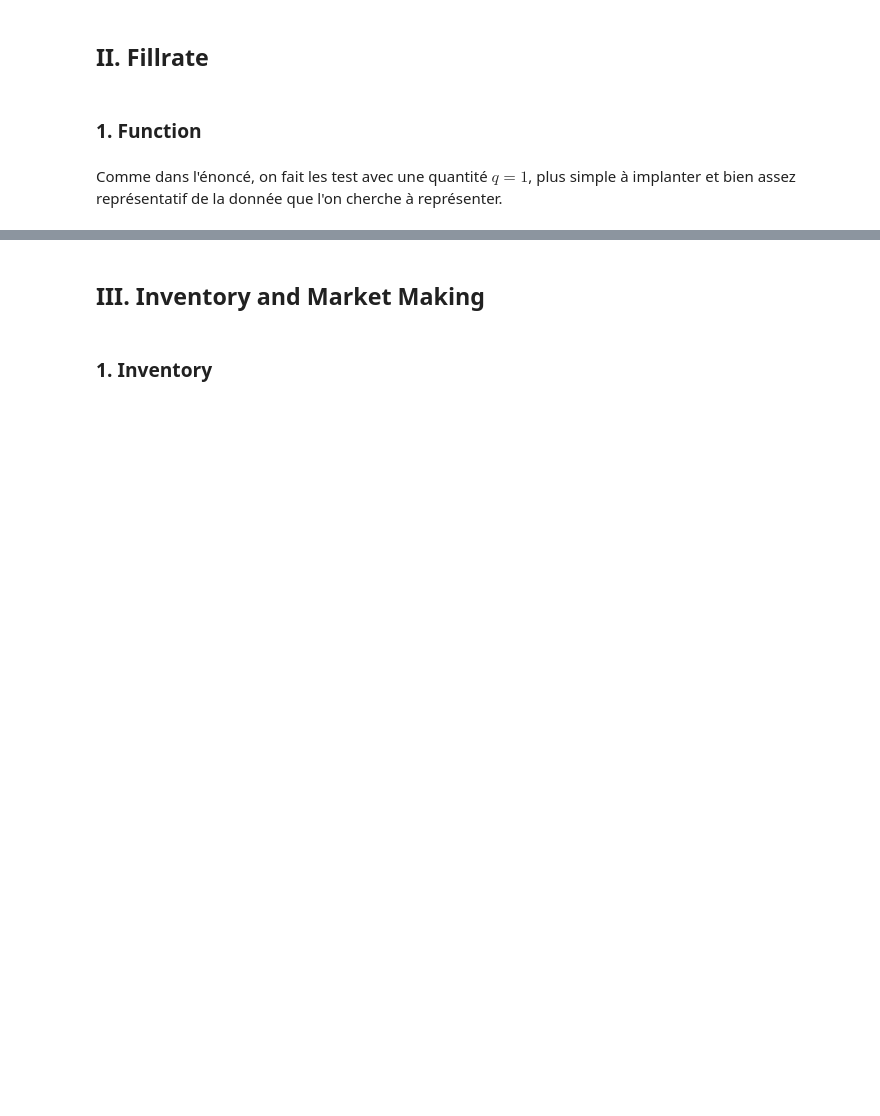
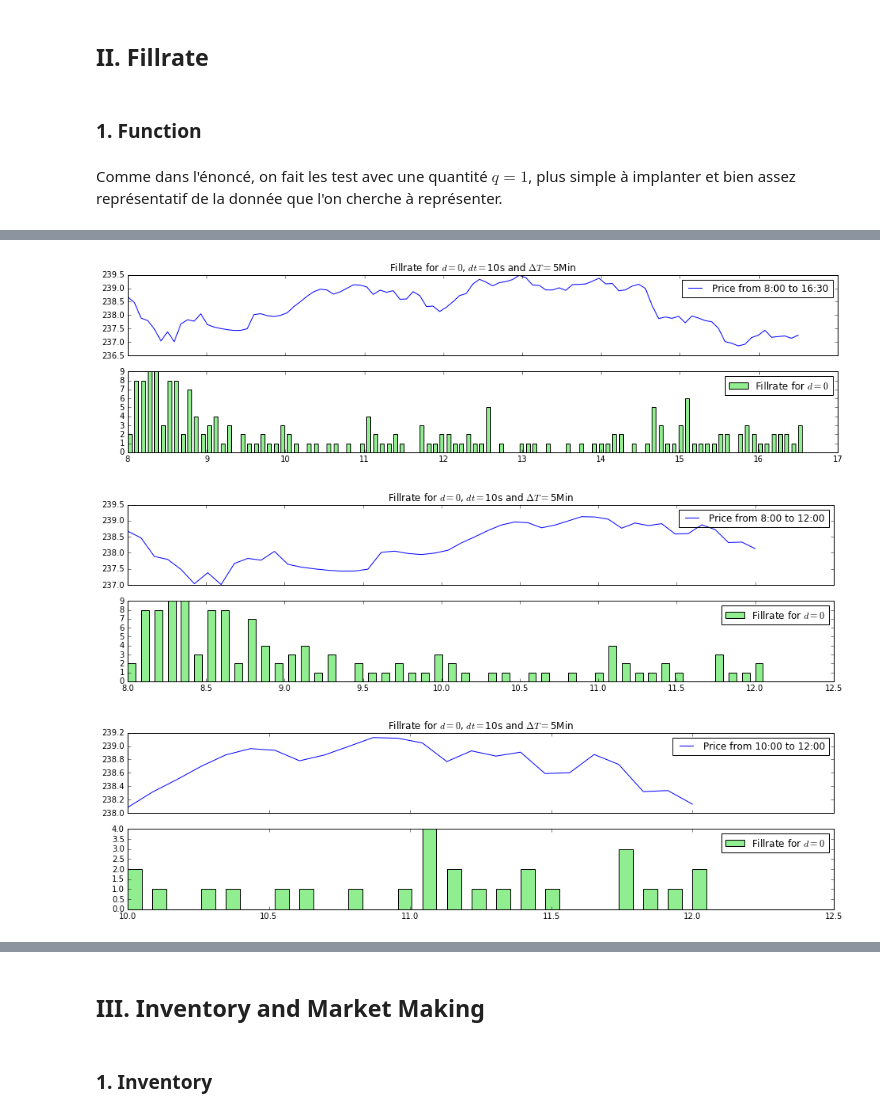
Before and after one commit to m-legrand/TD_Laruelle, a Jupyter notebook: Seance4/TP4.ipynb, the cells around one changed output, grey strips where cells are left out. Saved outputs shown, nothing was run; the diff lists cells and outputs as text; code cells hidden in the pictures; blank space fills up the shorter version.

```diff
--- a/Seance4/TP4.ipynb
+++ b/Seance4/TP4.ipynb
@@ -154,0 +157,9 @@ Comme dans l'énoncé, on fait les test avec une quantité $q=1$, plus simple à
+# %%
+def floor(x):
+    return int(np.floor(x))
+# %%
+def disp(x):
+    if (x==0):
+        return '00'
+    else:
+        return str(x)
@@ -155 +192,29 @@ Comme dans l'énoncé, on fait les test avec une quantité $q=1$, plus simple à
+# %%
+def plotFillRate(d=0, dt='10s', DT='5Min', Hm=8, HM=16.5, J=J, Width=16):
+    # The alignment works bad for J=2
+
+    # Time values
+    hm = floor(Hm)
+    mm = floor((Hm-hm)*60)
+    hM = floor(HM)
+    mM = floor((HM-hM)*60)
+
+    # Declare
+    temp_trades = trades[J][(trades[J].index > datetime(dti.year, dti.month, dti.day, hm, mm))
+                         &(trades[J].index < datetime(dti.year, dti.month, dti.day, hM, mM))]
+    frate = Fillrate(temp_trades, d, dt, DT)
+    price = temp_trades['price'].resample(DT).mean()
+
+    # Plot
+    color = ['lightgreen', 'orange', 'cyan']
+
+    f, ax = plt.subplots(2, figsize=(Width,4), sharex=True)
+    ax[0].plot(np.linspace(Hm,HM,len(price)), price, color='blue',
+               label='Price from '+disp(hm)+':'+disp(mm)+' to '+disp(hM)+':'+disp(mM))
+    ax[0].legend()
+    ax[0].set_title('Fillrate for $d='+str(d)+'$, $dt=$'+dt+' and $\Delta T=$'+str(DT))
+    ax[1].bar(np.linspace(Hm,HM,len(frate)), frate, label='Fillrate for $d='+str(d)+'$', width=0.05, color=color[d])
+    ax[1].legend()
+
+    plt.show()
 # %% [markdown]
@@ -188,0 +224,10 @@ printFillRate(d=0) # Set d as wanted amongst {0,1,2}
+# %%
+# Exemple 1 : Tracés pour différentes plages horaires
+
+plotFillRate(Hm=8, HM=16.5)
+plotFillRate(Hm=8, HM=12)
+plotFillRate(Hm=10, HM=12)
+# %% [output]
+[figure, added]
+[figure, added]
+[figure, added]
```
Also changed, not shown: parts of 9 cells of this notebook.
